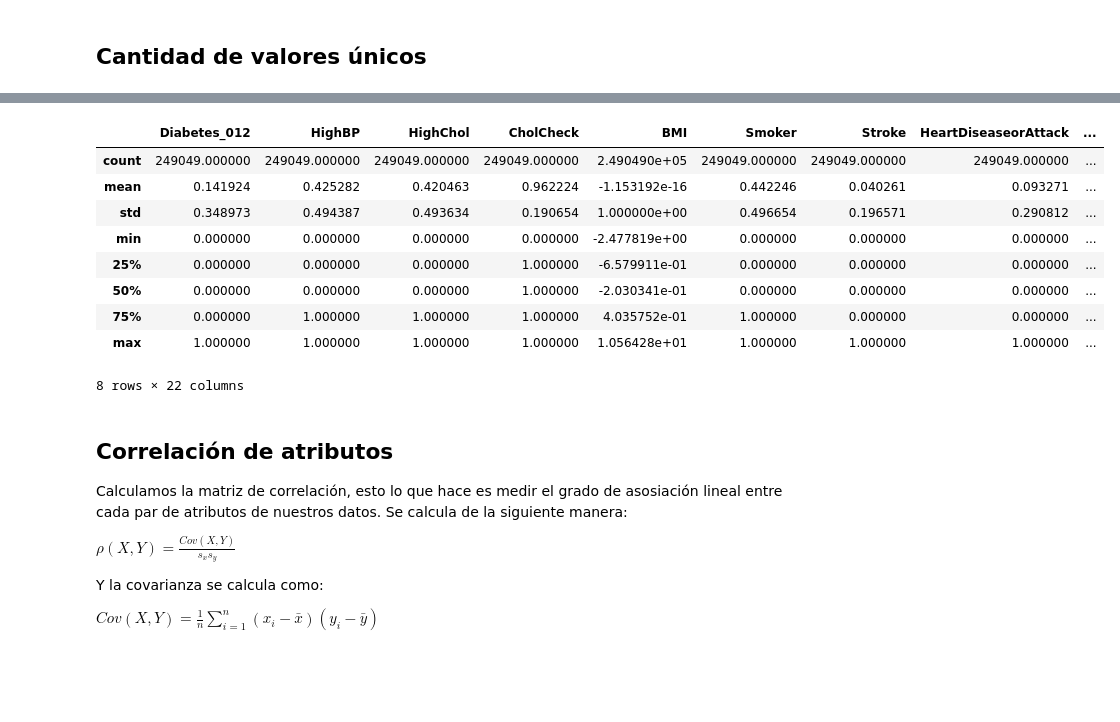
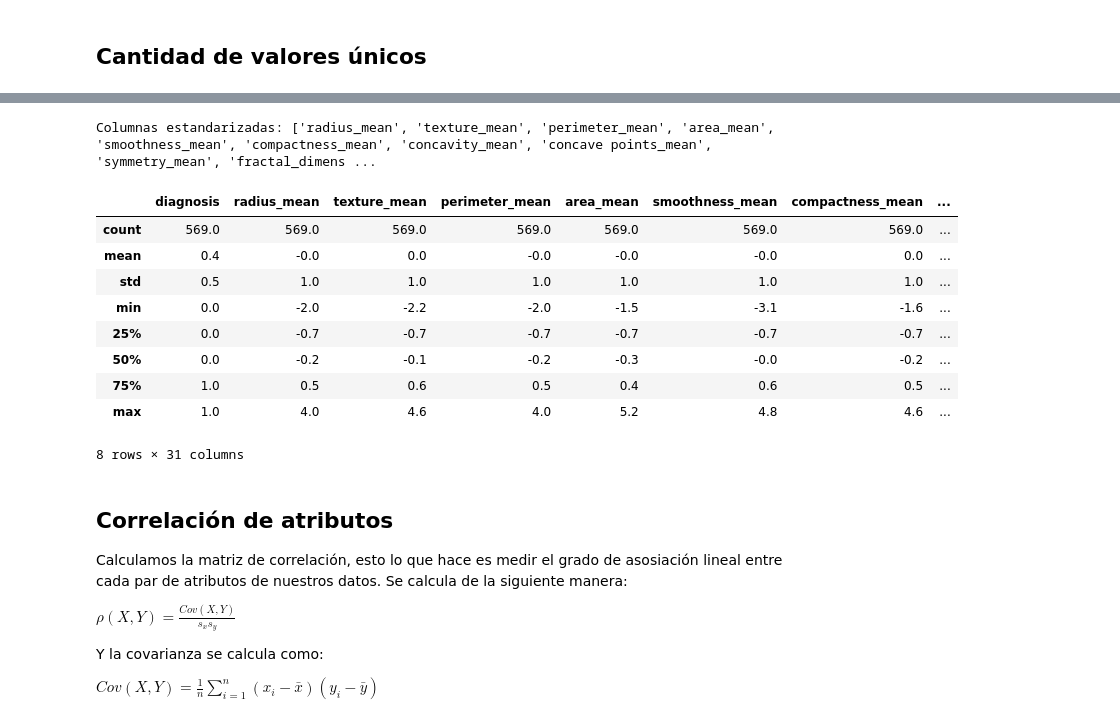
Before and after one commit to matias-cisnero/anomaly-detection-with-autoencoder, a Jupyter notebook: notebooks/EDA.ipynb, the cells around one changed output, grey strips where cells are left out. Cells and saved outputs as stored; diff of their text form; code cells hidden in the pictures; blank space fills up the shorter version.

```diff
--- a/notebooks/EDA.ipynb
+++ b/notebooks/EDA.ipynb
@@ -7,9 +7,7 @@ import sys, os
 sys.path.append(os.path.abspath(".."))
 import pandas as pd
 
-#df = pd.read_csv("../data/diabetes_binary_health_indicators_BRFSS2015.csv")
-#df = pd.read_csv("../data/diabetes_binary_5050split_health_indicators_BRFSS2015.csv")
-df = pd.read_csv("../data/diabetes_012_health_indicators_BRFSS2015.csv")
+df = pd.read_csv("../data/breast-cancer-wisconsin.csv")
 # %% [markdown]
 Podemos observar que nuestro dataframe cuenta con **253680** registros y **22** atributos, todos númericos
 # %%
@@ -23 +25,4 @@ Index(['Diabetes_012', 'HighBP', 'HighChol', 'CholCheck', 'BMI', 'Smoker',
       dtype='object')
+# %%
+df = df.drop(columns=["id", "Unnamed: 32"])
+df.columns
@@ -109,0 +134,3 @@ dtype: int64
+# %%
+df["diagnosis"] = df["diagnosis"].map({"M": 1, "B": 0})
+df["diagnosis"].unique()
@@ -110,10 +139,8 @@ dtype: int64
 # %%
-from utils import estandarizar_columnas_no_binarias
+cols_no_est = ["diagnosis"]
 
-df = df[df["Diabetes_012"] != 1]
-df["Diabetes_012"] = df["Diabetes_012"].replace(2, 1)
+# columnas a estandarizar
+cols = [c for c in df.columns if c not in cols_no_est]
 
-df = estandarizar_columnas_no_binarias(df, True)
-
-df.std().round(2)
-df.mean().round(2)
+# estandarización: (x - media) / std
+df[cols] = (df[cols] - df[cols].mean()) / df[cols].std()
@@ -139,16 +147,22 @@ dtype: float64
+# %%
+from utils import estandarizar_columnas_no_binarias
+
+df = estandarizar_columnas_no_binarias(df, True)
+# %% [output]
+Columnas estandarizadas: ['radius_mean', 'texture_mean', 'perimeter_mean', 'area_mean', 'smoothness_mean', 'compactness_mean', 'concavity_mean', 'concave points_mean', 'symmetry_mean', 'fractal_dimens ...
 # %%
-df.describe()
+df.describe().round(1)
 # %% [output]
-|  | Diabetes_012 | HighBP | HighChol | CholCheck | BMI | Smoker | Stroke | HeartDiseaseorAttack | ... |
-| count | 249049.000000 | 249049.000000 | 249049.000000 | 249049.000000 | 2.490490e+05 | 249049.000000 | 249049.000000 | 249049.000000 | ... |
-| mean | 0.141924 | 0.425282 | 0.420463 | 0.962224 | -1.153192e-16 | 0.442246 | 0.040261 | 0.093271 | ... |
-| std | 0.348973 | 0.494387 | 0.493634 | 0.190654 | 1.000000e+00 | 0.496654 | 0.196571 | 0.290812 | ... |
-| min | 0.000000 | 0.000000 | 0.000000 | 0.000000 | -2.477819e+00 | 0.000000 | 0.000000 | 0.000000 | ... |
-| 25% | 0.000000 | 0.000000 | 0.000000 | 1.000000 | -6.579911e-01 | 0.000000 | 0.000000 | 0.000000 | ... |
-| 50% | 0.000000 | 0.000000 | 0.000000 | 1.000000 | -2.030341e-01 | 0.000000 | 0.000000 | 0.000000 | ... |
-| 75% | 0.000000 | 1.000000 | 1.000000 | 1.000000 | 4.035752e-01 | 1.000000 | 0.000000 | 0.000000 | ... |
-| max | 1.000000 | 1.000000 | 1.000000 | 1.000000 | 1.056428e+01 | 1.000000 | 1.000000 | 1.000000 | ... |
+|  | diagnosis | radius_mean | texture_mean | perimeter_mean | area_mean | smoothness_mean | compactness_mean | ... |
+| count | 569.0 | 569.0 | 569.0 | 569.0 | 569.0 | 569.0 | 569.0 | ... |
+| mean | 0.4 | -0.0 | 0.0 | -0.0 | -0.0 | -0.0 | 0.0 | ... |
+| std | 0.5 | 1.0 | 1.0 | 1.0 | 1.0 | 1.0 | 1.0 | ... |
+| min | 0.0 | -2.0 | -2.2 | -2.0 | -1.5 | -3.1 | -1.6 | ... |
+| 25% | 0.0 | -0.7 | -0.7 | -0.7 | -0.7 | -0.7 | -0.7 | ... |
+| 50% | 0.0 | -0.2 | -0.1 | -0.2 | -0.3 | -0.0 | -0.2 | ... |
+| 75% | 1.0 | 0.5 | 0.6 | 0.5 | 0.4 | 0.6 | 0.5 | ... |
+| max | 1.0 | 4.0 | 4.6 | 4.0 | 5.2 | 4.8 | 4.6 | ... |
-8 rows × 22 columns
+8 rows × 31 columns
 # %% [markdown]
 ## Correlación de atributos
 
```
Also changed, not shown: parts of 21 cells of this notebook, 38 other files.
